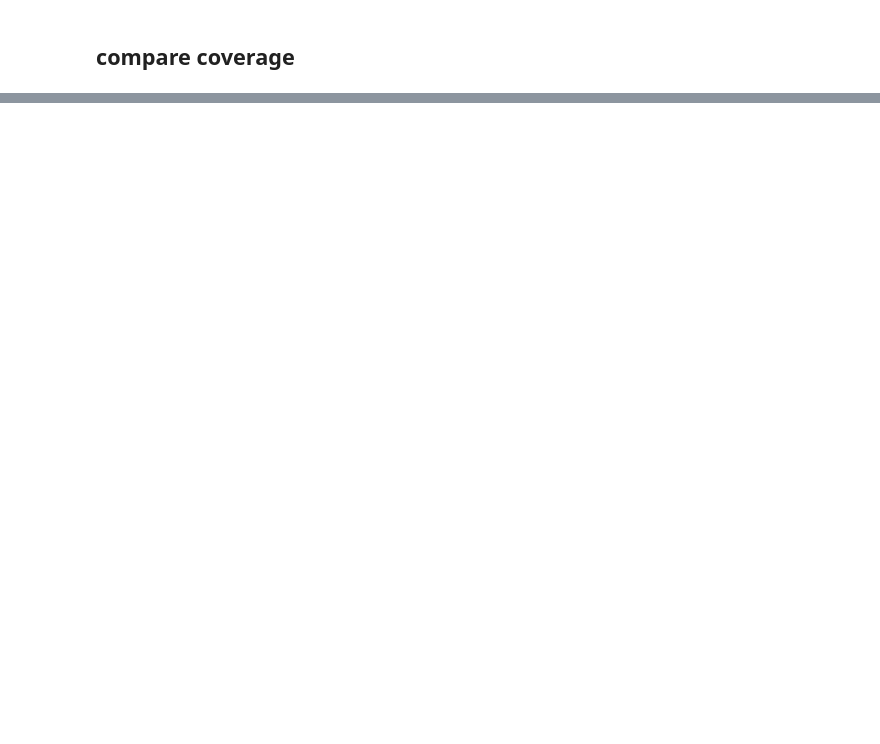
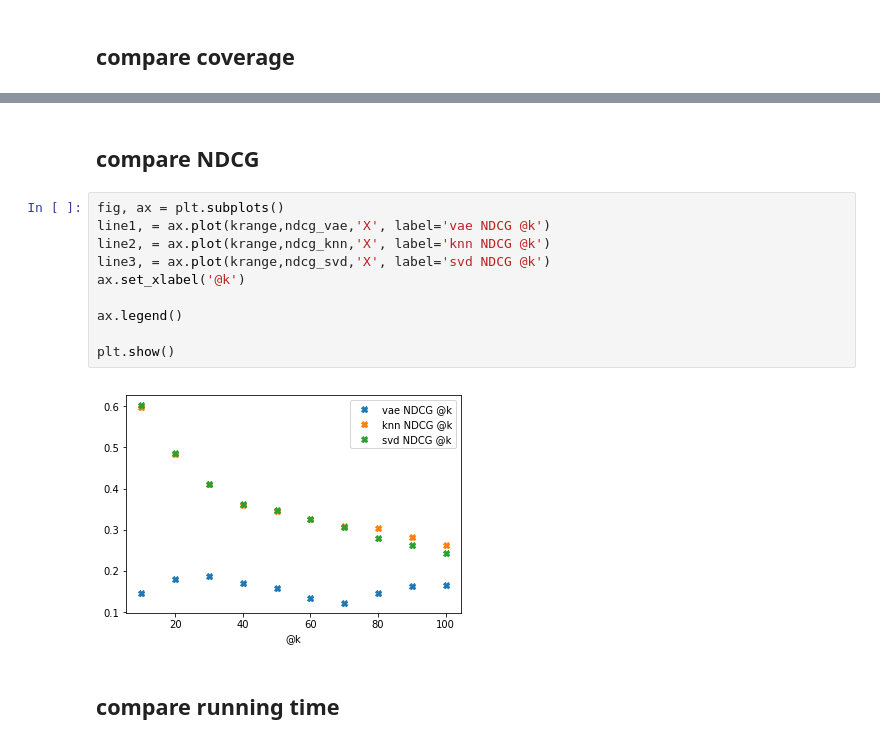
Before and after one commit to smashound/Movie-Recommendation-VAE, a Jupyter notebook: finalproject.ipynb, the cells around one changed output, grey strips where cells are left out. Drawn from its saved outputs; the diff is of its cells as text; blank space fills up the shorter version.

```diff
--- a/finalproject.ipynb
+++ b/finalproject.ipynb
@@ -1307,0 +1388,16 @@ plt.show()
+# %% [markdown]
+## compare NDCG
+# %%
+fig, ax = plt.subplots()
+line1, = ax.plot(krange,ndcg_vae,'X', label='vae NDCG @k')
+line2, = ax.plot(krange,ndcg_knn,'X', label='knn NDCG @k')
+line3, = ax.plot(krange,ndcg_svd,'X', label='svd NDCG @k')
+ax.set_xlabel('@k')
+
+ax.legend()
+
+plt.show()
+# %% [output]
+[figure, added]
+# %% [markdown]
+## compare running time
```
Also changed, not shown: parts of 53 cells of this notebook.
